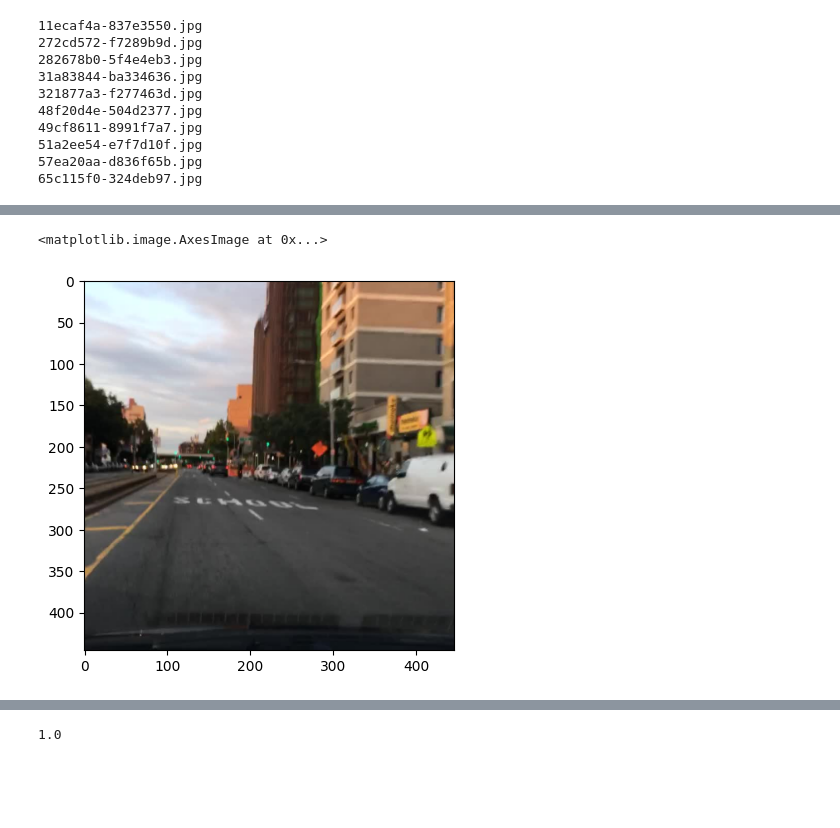
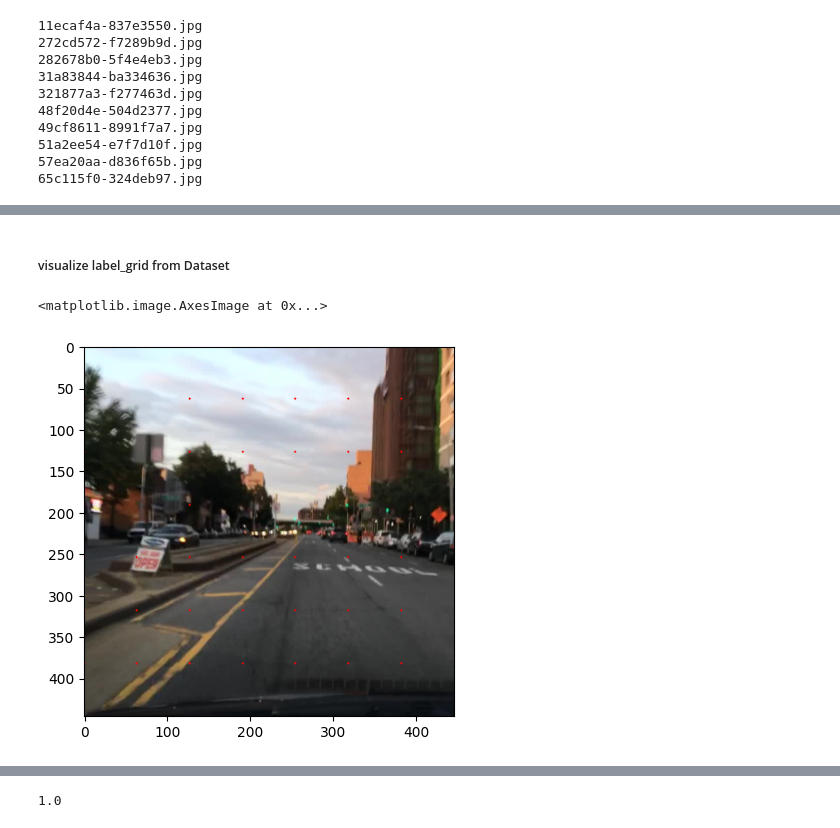
Before and after one commit to watanka/OBJECT_DETECTION, a Jupyter notebook: YOLOv1.ipynb, the cells around one changed output, grey strips where cells are left out. Cells and saved outputs as stored; diff of their text form; code cells hidden in the pictures; blank space fills up the shorter version.

```diff
--- a/YOLOv1.ipynb
+++ b/YOLOv1.ipynb
@@ -156,8 +172,8 @@ import albumentations as A
 
 data_transform = A.Compose([
     A.geometric.resize.SmallestMaxSize(max_size = 446),
-    A.RandomCrop(width = 446, height = 446),
-], bbox_params = A.BboxParams(format = 'yolo', label_fields = ['label'], min_visibility = 0.1))
+    A.RandomSizedBBoxSafeCrop(width = 446, height = 446, erosion_rate = 0.1),
+], bbox_params = A.BboxParams(format = 'yolo', label_fields = ['label'], min_visibility = 0.8))
 # %%
 dataset = BDDDataset(imgdir = 'data/images/val',
            jsonfile = 'data/label/yolo_det_val.json',
@@ -166,4 +182,4 @@ dataset = BDDDataset(imgdir = 'data/images/val',
            numBox = 2 ,
            transform = data_transform )
 # %%
-img, label_grid = dataset.__getitem__(0)
+img, label_grid, json_info, before_bboxes, bboxes, labels = dataset.__getitem__(0)
@@ -170,11 +229,48 @@ img, label_grid = dataset.__getitem__(0)
+# %% [markdown]
+##### visualize label_grid from Dataset
+# %%
+BOX_COLOR = (255, 0, 0) # Red
+TEXT_COLOR = (255, 255, 255) # white
+
+def visualize_gridbbox(img, label_grid, numBox = 2, color = BOX_COLOR, thickness = 2) :
+    H, W = img.shape[:2]
+
+    copy_img = img.copy()
+    assert H == W, 'image size should be same.'
+    num_grid, _, info_length = label_grid.shape
+
+    gridratio = 1 / num_grid
+
+    gridsize = H // num_grid
+
+    for yidx in range(num_grid) :
+        for xidx in range(num_grid) :
+
+            for box_idx in range(numBox) :
+
+                x0, y0 = gridratio * xidx, gridratio * yidx
+                x_center, y_center, w, h = label_grid[yidx, xidx, box_idx * 5 : box_idx * 5 + 4]
+                x_center = int((x_center * gridsize + x0) * W)
+                y_center = int((y_center * gridsize + y0) * H)
+
+                xmin = int(x_center - w*W)
+                ymin = int(y_center - h*H)
+                xmax = int(x_center + w*W)
+                ymax = int(y_center + h*H)
+
+                cv2.rectangle(copy_img, (xmin, ymin), (xmax, ymax), color = color, thickness = thickness)
+
+    return copy_img
 # %%
 ## TODO : 값이 다 0?
 ## visualize grid and from grid value
+
+vis_img = visualize_gridbbox(img, label_grid)
 # %%
-plt.imshow(img)
+plt.imshow(vis_img)
 # %% [output]
 <matplotlib.image.AxesImage at 0x...>
-[figure, old version]
+[figure, new version]
 # %%
 BOX_COLOR = (255, 0, 0) # Red
 TEXT_COLOR = (255, 255, 255) # White
```
Also changed, not shown: parts of 8 cells of this notebook, 1 other file.
